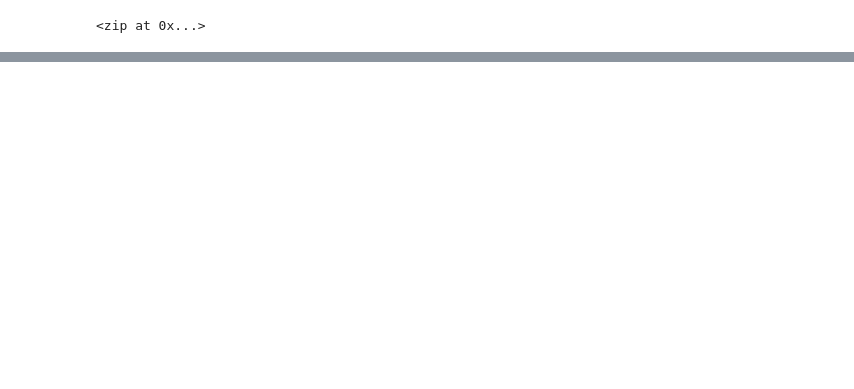
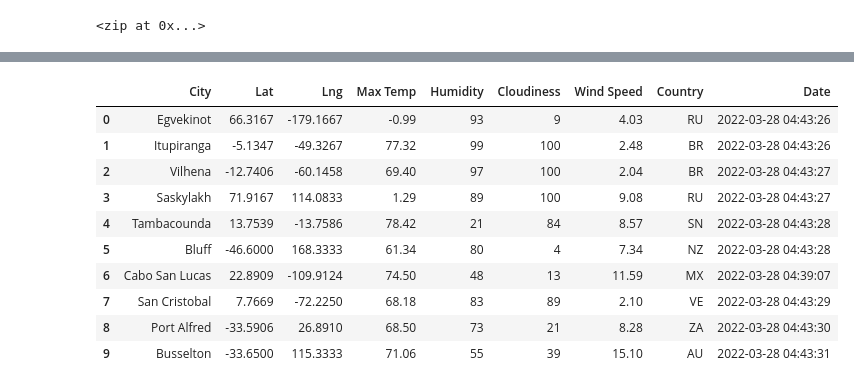
Before and after one commit to schoolboycamel/World_Weather_Analysis, a Jupyter notebook: WeatherPy.ipynb, the cells around one changed output, grey strips where cells are left out. Saved outputs shown, nothing was run; the diff lists cells and outputs as text; code cells hidden in the pictures; blank space fills up the shorter version.

Commit message:
Weather_py

```diff
--- a/WeatherPy.ipynb
+++ b/WeatherPy.ipynb
@@ -38,0 +58,4 @@ bluff nz
+# %%
+url = "http://api.openweathermap.org/data/2.5/weather?units=Imperial&APPID=" + weather_api_key
+print(url)
+city = "London"
@@ -38,0 +72,8 @@ bluff nz
+# %%
+# Create an endpoint URL for a city.
+city_url = url + "&q=" + "Boston"
+city_weather = requests.get(city_url)
+if city_weather.status_code == 200:
+    print(f"City Weather found.")
+else:
+    print(f"City weather not found.")
@@ -38,0 +102,3 @@ bluff nz
+# %%
+city_weather = requests.get(city_url)
+city_weather
@@ -38,0 +163,10 @@ bluff nz
+# %%
+# Create an empty list to hold the weather data.
+city_data = []
+# Print the beginning of the logging.
+print("Beginning Data Retrieval     ")
+print("-----------------------------")
+
+# Create counters.
+record_count = 1
+set_count = 1
@@ -38,0 +245,16 @@ bluff nz
+# %%
+# Convert the array of dictionaries to a Pandas DataFrame.
+city_data_df = pd.DataFrame(city_data)
+city_data_df.head(10)
+# %% [output]
+|  | City | Lat | Lng | Max Temp | Humidity | Cloudiness | Wind Speed | Country | Date |
+| 0 | Egvekinot | 66.3167 | -179.1667 | -0.99 | 93 | 9 | 4.03 | RU | 2022-03-28 04:43:26 |
+| 1 | Itupiranga | -5.1347 | -49.3267 | 77.32 | 99 | 100 | 2.48 | BR | 2022-03-28 04:43:26 |
+| 2 | Vilhena | -12.7406 | -60.1458 | 69.40 | 97 | 100 | 2.04 | BR | 2022-03-28 04:43:27 |
+| 3 | Saskylakh | 71.9167 | 114.0833 | 1.29 | 89 | 100 | 9.08 | RU | 2022-03-28 04:43:27 |
+| 4 | Tambacounda | 13.7539 | -13.7586 | 78.42 | 21 | 84 | 8.57 | SN | 2022-03-28 04:43:28 |
+| 5 | Bluff | -46.6000 | 168.3333 | 61.34 | 80 | 4 | 7.34 | NZ | 2022-03-28 04:43:28 |
+| 6 | Cabo San Lucas | 22.8909 | -109.9124 | 74.50 | 48 | 13 | 11.59 | MX | 2022-03-28 04:39:07 |
+| 7 | San Cristobal | 7.7669 | -72.2250 | 68.18 | 83 | 89 | 2.10 | VE | 2022-03-28 04:43:29 |
+| 8 | Port Alfred | -33.5906 | 26.8910 | 68.50 | 73 | 21 | 8.28 | ZA | 2022-03-28 04:43:30 |
+| 9 | Busselton | -33.6500 | 115.3333 | 71.06 | 55 | 39 | 15.10 | AU | 2022-03-28 04:43:31 |
```
Also changed, not shown: parts of 22 cells of this notebook, 5 other files.
